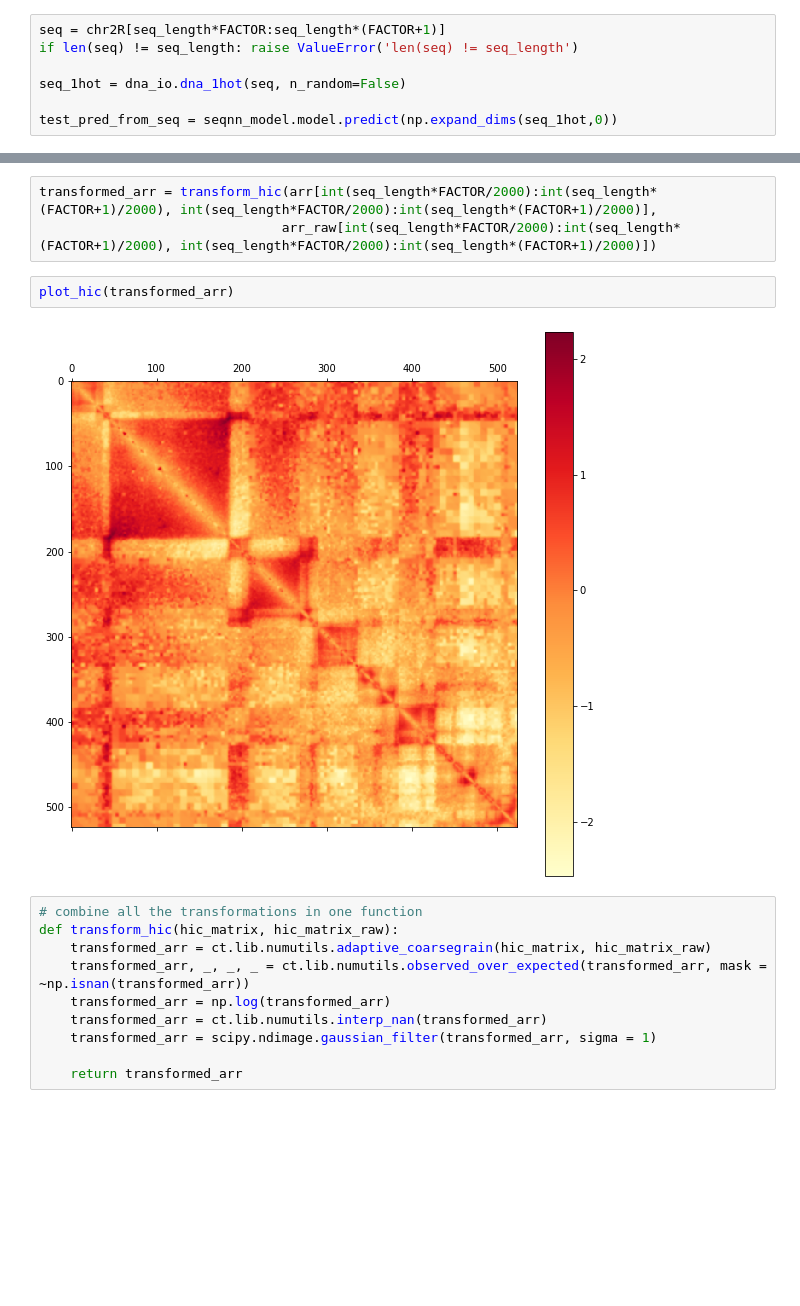
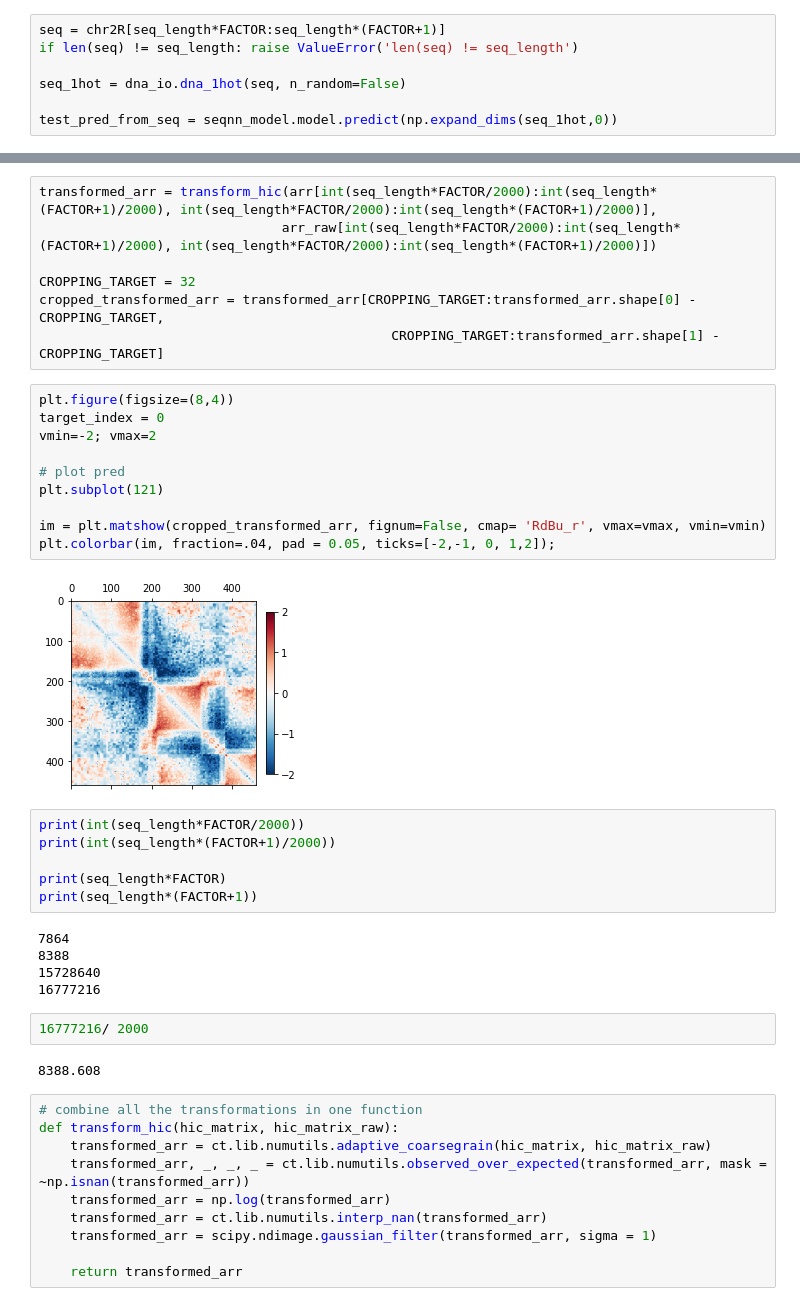
Before and after one commit to NeilAlishev/HiCPredictor, a Jupyter notebook: Experiments.ipynb, the cells around one changed output, grey strips where cells are left out. Saved outputs shown, nothing was run; the diff lists cells and outputs as text; blank space fills up the shorter version.

```diff
--- a/Experiments.ipynb
+++ b/Experiments.ipynb
@@ -188,10 +213,37 @@ plt.colorbar(im, fraction=.04, pad = 0.05, ticks=[-2,-1, 0, 1,2]);
 # %%
 transformed_arr = transform_hic(arr[int(seq_length*FACTOR/2000):int(seq_length*(FACTOR+1)/2000), int(seq_length*FACTOR/2000):int(seq_length*(FACTOR+1)/2000)],
                                arr_raw[int(seq_length*FACTOR/2000):int(seq_length*(FACTOR+1)/2000), int(seq_length*FACTOR/2000):int(seq_length*(FACTOR+1)/2000)])
+
+CROPPING_TARGET = 32
+cropped_transformed_arr = transformed_arr[CROPPING_TARGET:transformed_arr.shape[0] - CROPPING_TARGET,
+                                             CROPPING_TARGET:transformed_arr.shape[1] - CROPPING_TARGET]
-# %%
-plot_hic(transformed_arr)
-# %% [output]
-[figure, removed]
+# %%
+plt.figure(figsize=(8,4))
+target_index = 0
+vmin=-2; vmax=2
+
+# plot pred
+plt.subplot(121)
+
+im = plt.matshow(cropped_transformed_arr, fignum=False, cmap= 'RdBu_r', vmax=vmax, vmin=vmin)
+plt.colorbar(im, fraction=.04, pad = 0.05, ticks=[-2,-1, 0, 1,2]);
+# %% [output]
+[figure, added]
+# %%
+print(int(seq_length*FACTOR/2000))
+print(int(seq_length*(FACTOR+1)/2000))
+
+print(seq_length*FACTOR)
+print(seq_length*(FACTOR+1))
+# %% [output]
+7864
+8388
+15728640
+16777216
+# %%
+16777216/ 2000
+# %% [output]
+8388.608
 # %%
 # combine all the transformations in one function
 def transform_hic(hic_matrix, hic_matrix_raw):
```
Also changed, not shown: parts of 9 cells of this notebook, 1 other file.
